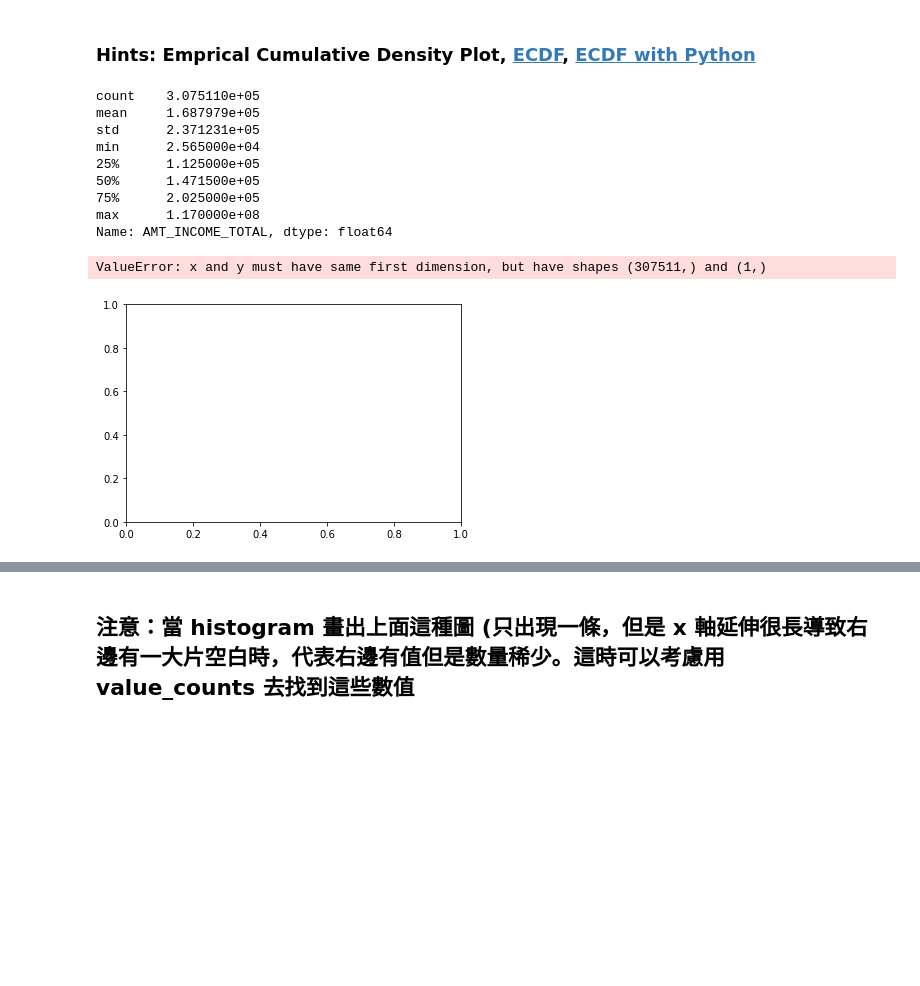
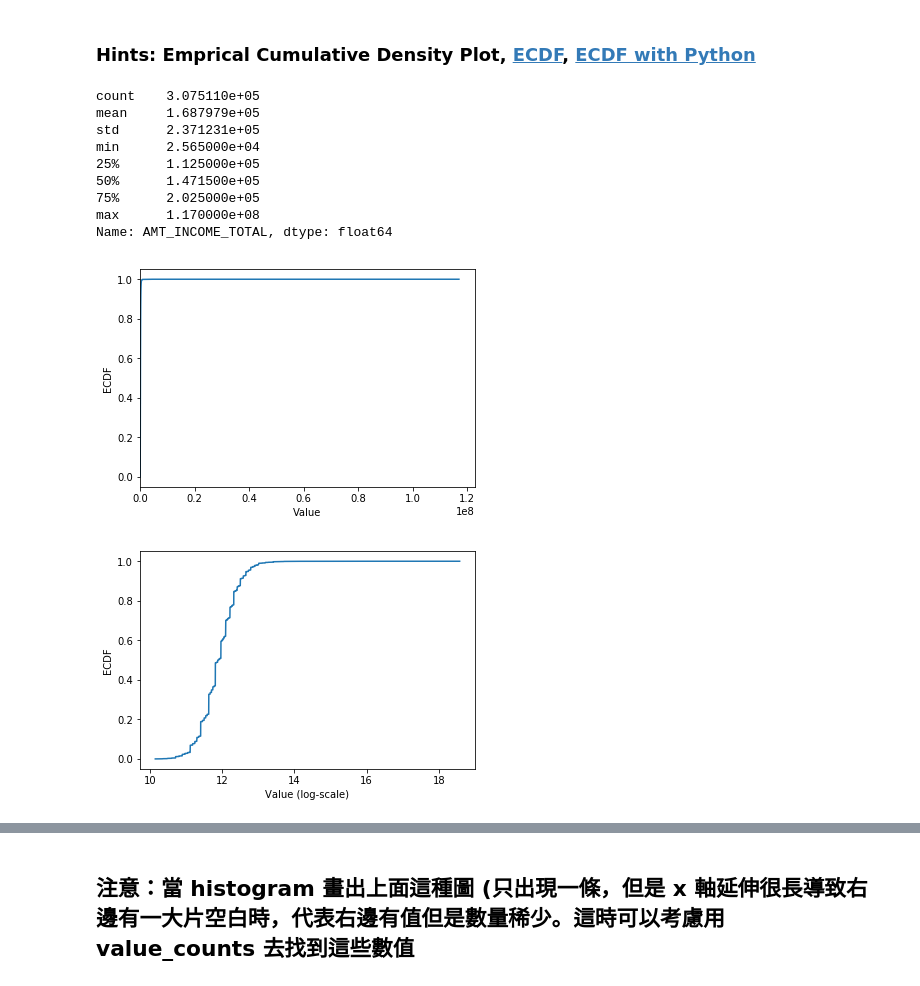
Before and after one commit to jackiechen08/2nd-ML100Days, a Jupyter notebook: homework/Day_006_HW.ipynb, the cells around one changed output, grey strips where cells are left out. Cells and saved outputs as stored; diff of their text form; code cells hidden in the pictures; blank space fills up the shorter version.

```diff
--- a/homework/Day_006_HW.ipynb
+++ b/homework/Day_006_HW.ipynb
@@ -135,37 +88,37 @@ from statsmodels.distributions.empirical_distribution import ECDF
 """
 YOUR CODE HERE
 """
-cdf =
+cdf = app_train.AMT_INCOME_TOTAL.value_counts().sort_index().cumsum()
 
 
 plt.plot(list(cdf.index), cdf/cdf.max())
 plt.xlabel('Value')
 plt.ylabel('ECDF')
 plt.xlim([cdf.index.min(), cdf.index.max() * 1.05]) # 限制顯示圖片的範圍
 plt.ylim([-0.05,1.05]) # 限制顯示圖片的範圍
 
 plt.show()
 
 # 改變 y 軸的 Scale, 讓我們可以正常檢視 ECDF
 plt.plot(np.log(list(cdf.index)), cdf/cdf.max())
 plt.xlabel('Value (log-scale)')
 plt.ylabel('ECDF')
 
 plt.ylim([-0.05,1.05]) # 限制顯示圖片的範圍
 
 plt.show()
 # %% [output]
 count    3.075110e+05
 mean     1.687979e+05
 std      2.371231e+05
 min      2.565000e+04
 25%      1.125000e+05
 50%      1.471500e+05
 75%      2.025000e+05
 max      1.170000e+08
 Name: AMT_INCOME_TOTAL, dtype: float64
-ValueError: x and y must have same first dimension, but have shapes (307511,) and (1,)
-[figure, old version]
+[figure, new version]
+[figure, added]
 # %% [markdown]
 ## 補充：Normal dist 的 ECDF
 ![ecdf_normal](https://au.mathworks.com/help/examples/stats/win64/PlotEmpiricalCdfAndCompareWithSamplingDistributionExample_01.png)
```
Also changed, not shown: parts of 4 cells of this notebook.
